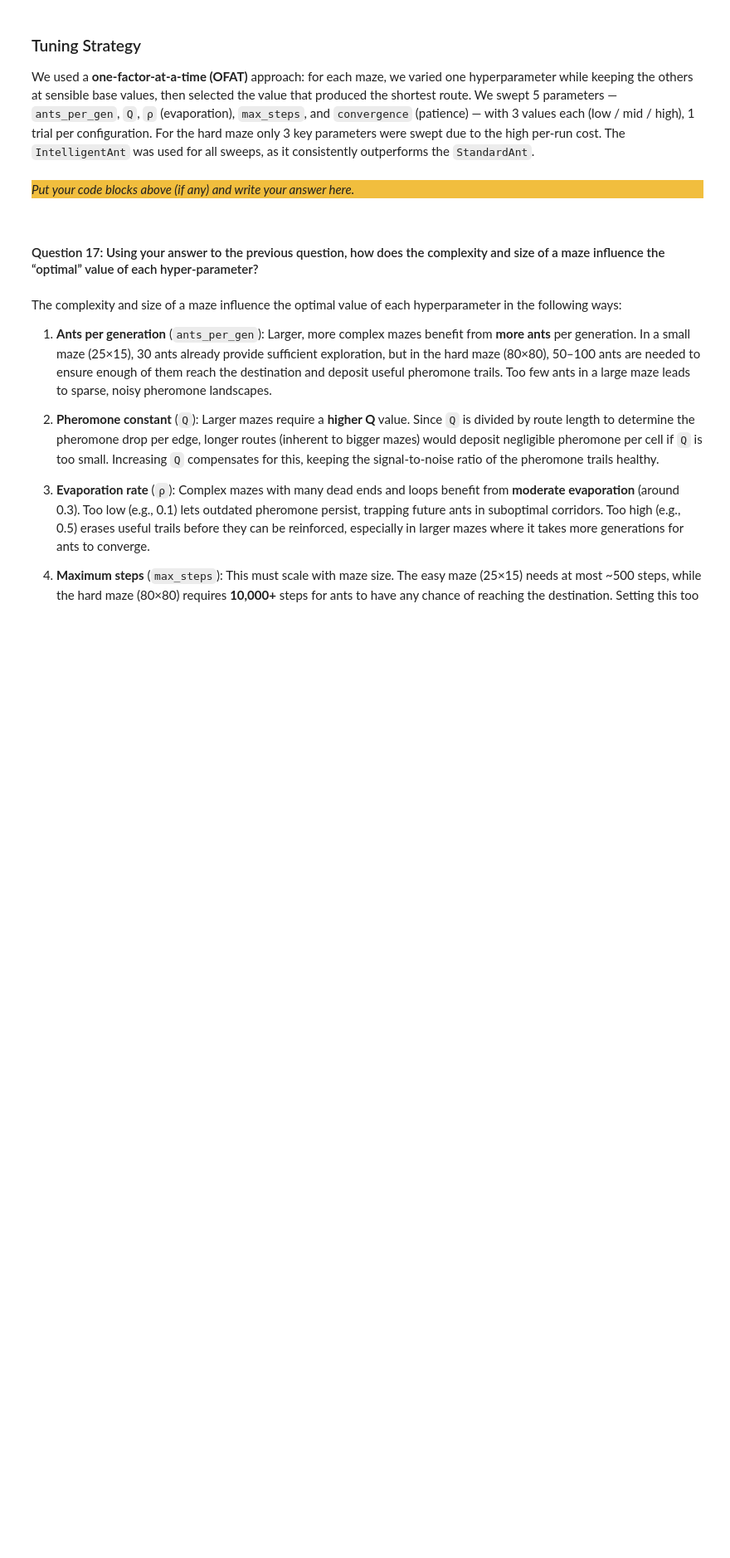
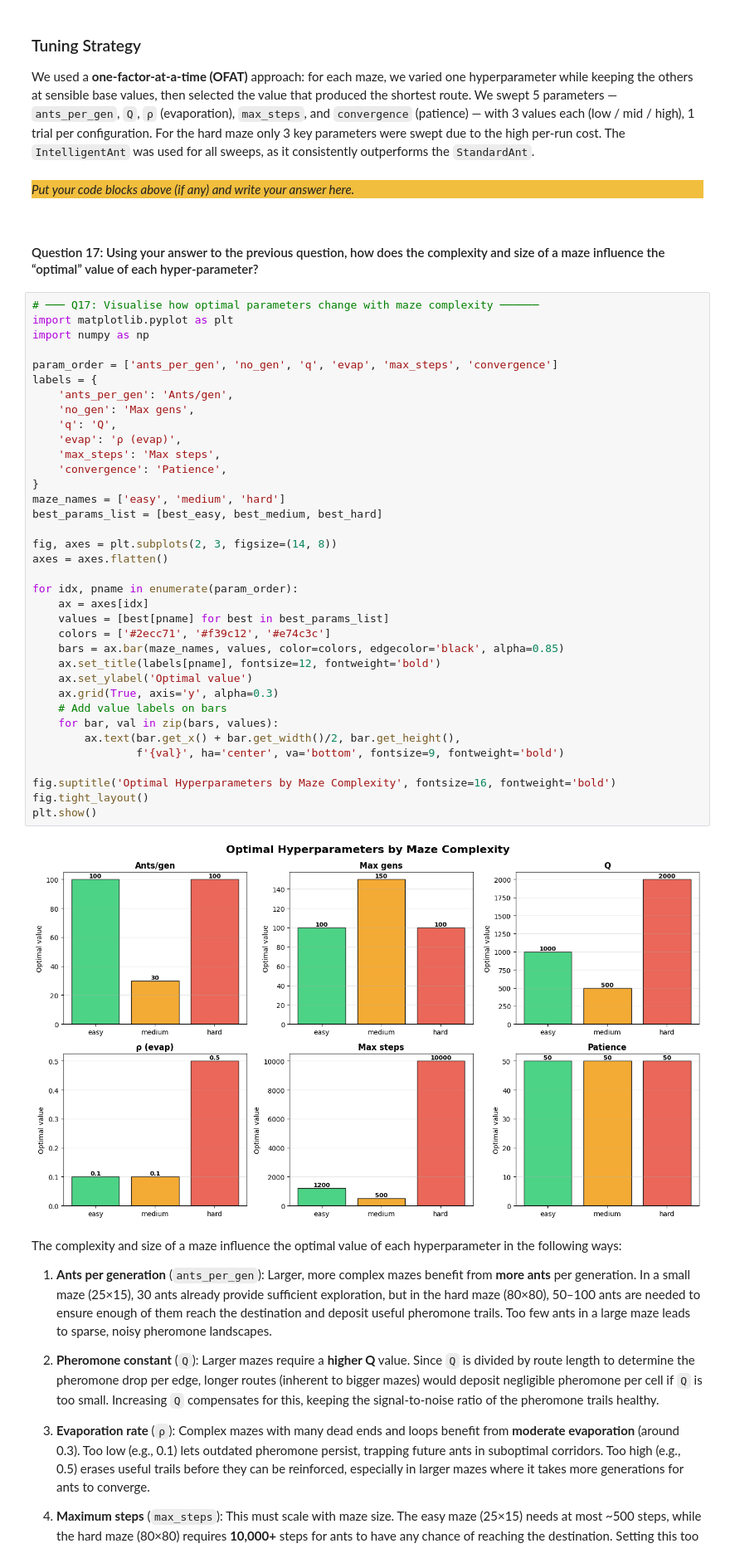
Before and after one commit to guy915/Computational-Intelligence-Models, a Jupyter notebook: ACO & GA/src/Main.ipynb, the cells around one changed output. Shown at 83% size. Drawn from its saved outputs; the diff is of its cells as text; blank space fills up the shorter version.

```diff
--- a/ACO & GA/src/Main.ipynb
+++ b/ACO & GA/src/Main.ipynb
@@ -1328,6 +1328,44 @@ We used a **one-factor-at-a-time (OFAT)** approach: for each maze, we varied one
 _Put your code blocks above (if any) and write your answer here._
 # %% [markdown]
 #### Question 17: Using your answer to the previous question, how does the complexity and size of a maze influence the “optimal” value of each hyper-parameter?
+# %%
+# ─── Q17: Visualise how optimal parameters change with maze complexity ──────
+import matplotlib.pyplot as plt
+import numpy as np
+
+param_order = ['ants_per_gen', 'no_gen', 'q', 'evap', 'max_steps', 'convergence']
+labels = {
+    'ants_per_gen': 'Ants/gen',
+    'no_gen': 'Max gens',
+    'q': 'Q',
+    'evap': 'ρ (evap)',
+    'max_steps': 'Max steps',
+    'convergence': 'Patience',
+}
+maze_names = ['easy', 'medium', 'hard']
+best_params_list = [best_easy, best_medium, best_hard]
+
+fig, axes = plt.subplots(2, 3, figsize=(14, 8))
+axes = axes.flatten()
+
+for idx, pname in enumerate(param_order):
+    ax = axes[idx]
+    values = [best[pname] for best in best_params_list]
+    colors = ['#2ecc71', '#f39c12', '#e74c3c']
+    bars = ax.bar(maze_names, values, color=colors, edgecolor='black', alpha=0.85)
+    ax.set_title(labels[pname], fontsize=12, fontweight='bold')
+    ax.set_ylabel('Optimal value')
+    ax.grid(True, axis='y', alpha=0.3)
+    # Add value labels on bars
+    for bar, val in zip(bars, values):
+        ax.text(bar.get_x() + bar.get_width()/2, bar.get_height(),
+                f'{val}', ha='center', va='bottom', fontsize=9, fontweight='bold')
+
+fig.suptitle('Optimal Hyperparameters by Maze Complexity', fontsize=16, fontweight='bold')
+fig.tight_layout()
+plt.show()
+# %% [output]
+[figure, added]
 # %% [markdown]
 The complexity and size of a maze influence the optimal value of each hyperparameter in the following ways:
 
```
Also changed, not shown: parts of 12 cells of this notebook.
